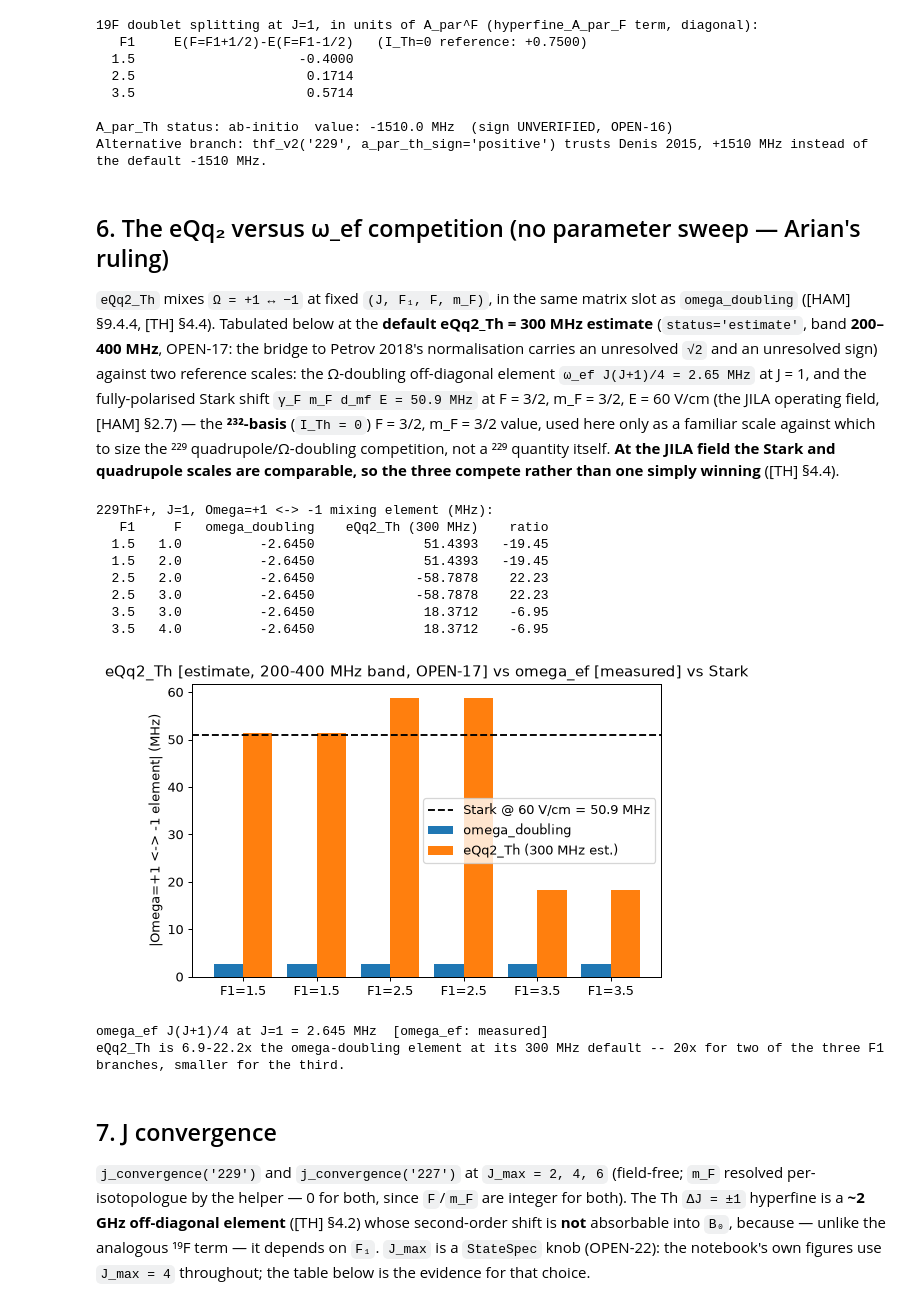
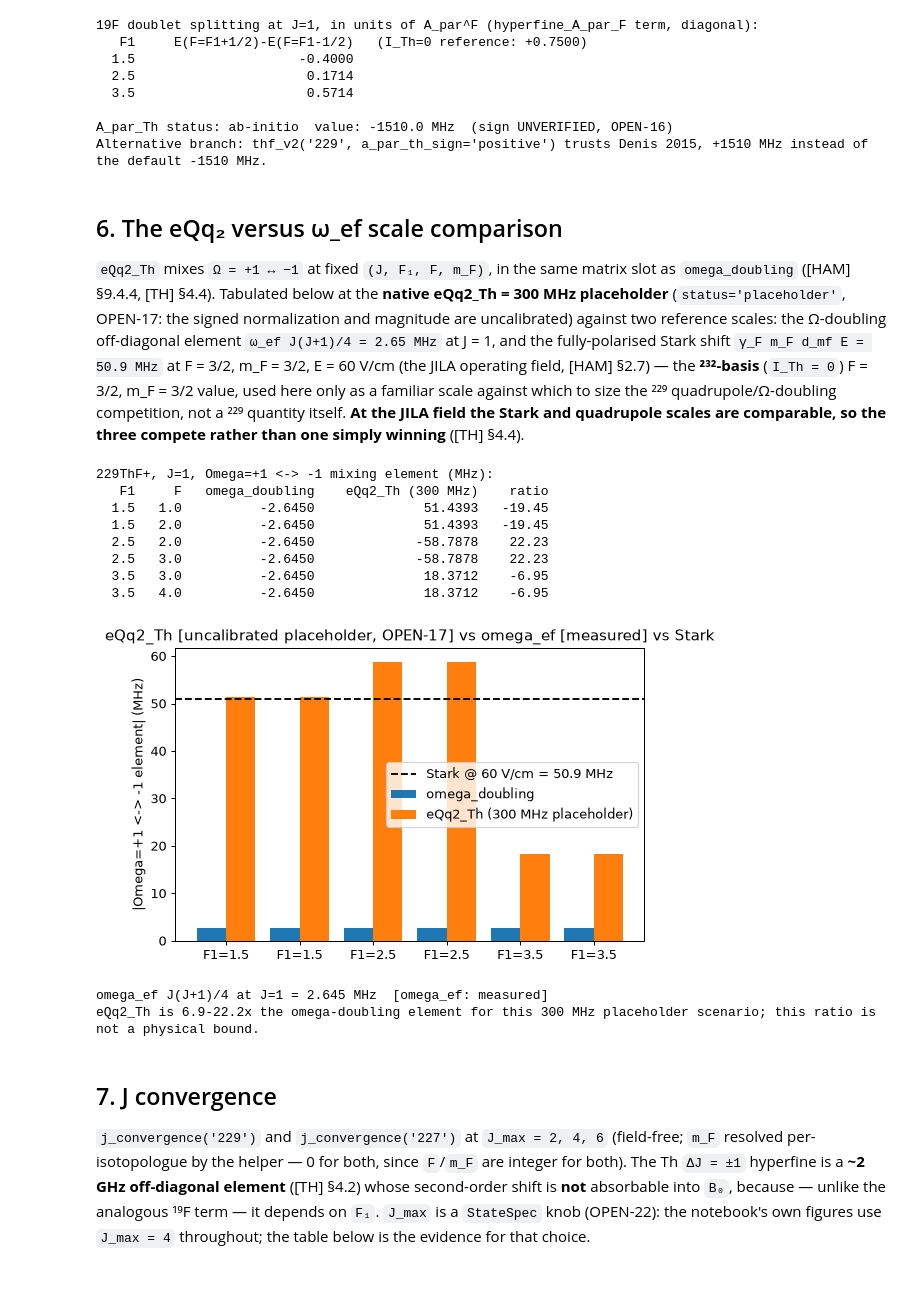
Before and after one commit to arianjad/heff, a Jupyter notebook: notebooks/ThF_plus_Isotopologues.ipynb, the cells around one changed output. Cells and saved outputs as stored; diff of their text form; code cells hidden in the pictures.

```diff
--- a/notebooks/ThF_plus_Isotopologues.ipynb
+++ b/notebooks/ThF_plus_Isotopologues.ipynb
@@ -85,7 +88,8 @@ def load(iso, J_max=J_MAX, mF=None):
     matrices for it, and the Blocking of the FULL basis (so a caller can look
     up dimensions of other blocks too). '229'/'227' build on KET_C2 through
     REGISTRY_C2; '232' builds on the v1 KET_C basis through the default
-    registry -- the same helper handles both dtypes (controller ruling).
+    registry. The same helper handles both dtypes so the later cells can make
+    like-for-like comparisons.
     """
     spec = thf_spec(iso, J_max=J_max)
     kets = enumerate_kets(spec)
@@ -416,13 +420,12 @@ print("Alternative branch: thf_v2('229', a_par_th_sign='positive') trusts Denis
 A_par_Th status: ab-initio  value: -1510.0 MHz  (sign UNVERIFIED, OPEN-16)
 Alternative branch: thf_v2('229', a_par_th_sign='positive') trusts Denis 2015, +1510 MHz instead of the default -1510 MHz.
 # %% [markdown]
-## 6. The eQq₂ versus ω_ef competition (no parameter sweep — Arian's ruling)
+## 6. The eQq₂ versus ω_ef scale comparison
 
 `eQq2_Th` mixes `Ω = +1 ↔ −1` at fixed `(J, F₁, F, m_F)`, in the same matrix
 slot as `omega_doubling` ([HAM] §9.4.4, [TH] §4.4). Tabulated below at the
-**default eQq2_Th = 300 MHz estimate** (`status='estimate'`, band **200–400
-MHz**, OPEN-17: the bridge to Petrov 2018's normalisation carries an
-unresolved `√2` and an unresolved sign) against two reference scales: the
+**native eQq2_Th = 300 MHz placeholder** (`status='placeholder'`, OPEN-17:
+the signed normalization and magnitude are uncalibrated) against two reference scales: the
 Ω-doubling off-diagonal element `ω_ef J(J+1)/4 = 2.65 MHz` at J = 1, and the
 fully-polarised Stark shift `γ_F m_F d_mf E = 50.9 MHz` at F = 3/2, m_F = 3/2,
 E = 60 V/cm (the JILA operating field, [HAM] §2.7) — the **²³²-basis**
@@ -453,40 +456,39 @@ print(f"229ThF+, J=1, Omega=+1 <-> -1 mixing element (MHz):")
 print(f"{'F1':>5} {'F':>5} {'omega_doubling':>16} {'eQq2_Th (300 MHz)':>20} {'ratio':>8}")
 for F1, F, om, q2 in rows:
     print(f"{F1:5.1f} {F:5.1f} {om:16.4f} {q2:20.4f} {q2 / om:8.2f}")
 
 d_mf = pset229.value('d_mf')
 gam = lambda J, F, I=0.5: (J * (J + 1) + F * (F + 1) - I * (I + 1)) / (2 * F * (F + 1) * J * (J + 1))
 stark_60 = gam(1, 1.5) * 1.5 * d_mf * 60.0
 
 fig, ax = plt.subplots(figsize=(6, 4))
 labels = [f"F1={F1:g}" for F1, F, om, q2 in rows]
 ax.bar(np.arange(len(rows)) - 0.2, [abs(om) for *_, om, q2 in rows], width=0.4, label='omega_doubling')
-ax.bar(np.arange(len(rows)) + 0.2, [abs(q2) for *_, om, q2 in rows], width=0.4, label='eQq2_Th (300 MHz est.)')
+ax.bar(np.arange(len(rows)) + 0.2, [abs(q2) for *_, om, q2 in rows], width=0.4, label='eQq2_Th (300 MHz placeholder)')
 ax.axhline(stark_60, ls='--', c='k', label=f'Stark @ 60 V/cm = {stark_60:.1f} MHz')
 ax.set_xticks(range(len(rows)))
 ax.set_xticklabels(labels)
 ax.set_ylabel('|Omega=+1 <-> -1 element| (MHz)')
-ax.set_title('eQq2_Th [estimate, 200-400 MHz band, OPEN-17] vs omega_ef [measured] vs Stark')
+ax.set_title('eQq2_Th [uncalibrated placeholder, OPEN-17] vs omega_ef [measured] vs Stark')
 ax.legend()
 plt.tight_layout()
 plt.show()
 
 print(f"\nomega_ef J(J+1)/4 at J=1 = {pset229.value('omega_ef') * 2 / 4:.3f} MHz  [omega_ef: measured]")
 print(f"eQq2_Th is {min(abs(q2/om) for *_, om, q2 in rows):.1f}-{max(abs(q2/om) for *_, om, q2 in rows):.1f}x "
-      "the omega-doubling element at its 300 MHz default -- 20x for two of the three F1 branches, "
-      "smaller for the third.")
+      "the omega-doubling element for this 300 MHz placeholder scenario; this ratio is not a physical bound.")
 # %% [output]
 229ThF+, J=1, Omega=+1 <-> -1 mixing element (MHz):
    F1     F   omega_doubling    eQq2_Th (300 MHz)    ratio
   1.5   1.0          -2.6450              51.4393   -19.45
   1.5   2.0          -2.6450              51.4393   -19.45
   2.5   2.0          -2.6450             -58.7878    22.23
   2.5   3.0          -2.6450             -58.7878    22.23
   3.5   3.0          -2.6450              18.3712    -6.95
   3.5   4.0          -2.6450              18.3712    -6.95
-[figure, old version]
+[figure, new version]
 omega_ef J(J+1)/4 at J=1 = 2.645 MHz  [omega_ef: measured]
-eQq2_Th is 6.9-22.2x the omega-doubling element at its 300 MHz default -- 20x for two of the three F1 branches, smaller for the third.
+eQq2_Th is 6.9-22.2x the omega-doubling element for this 300 MHz placeholder scenario; this ratio is not a physical bound.
 # %% [markdown]
 ## 7. J convergence
 
```
Also changed, not shown: parts of 9 cells of this notebook, 3 other files.
